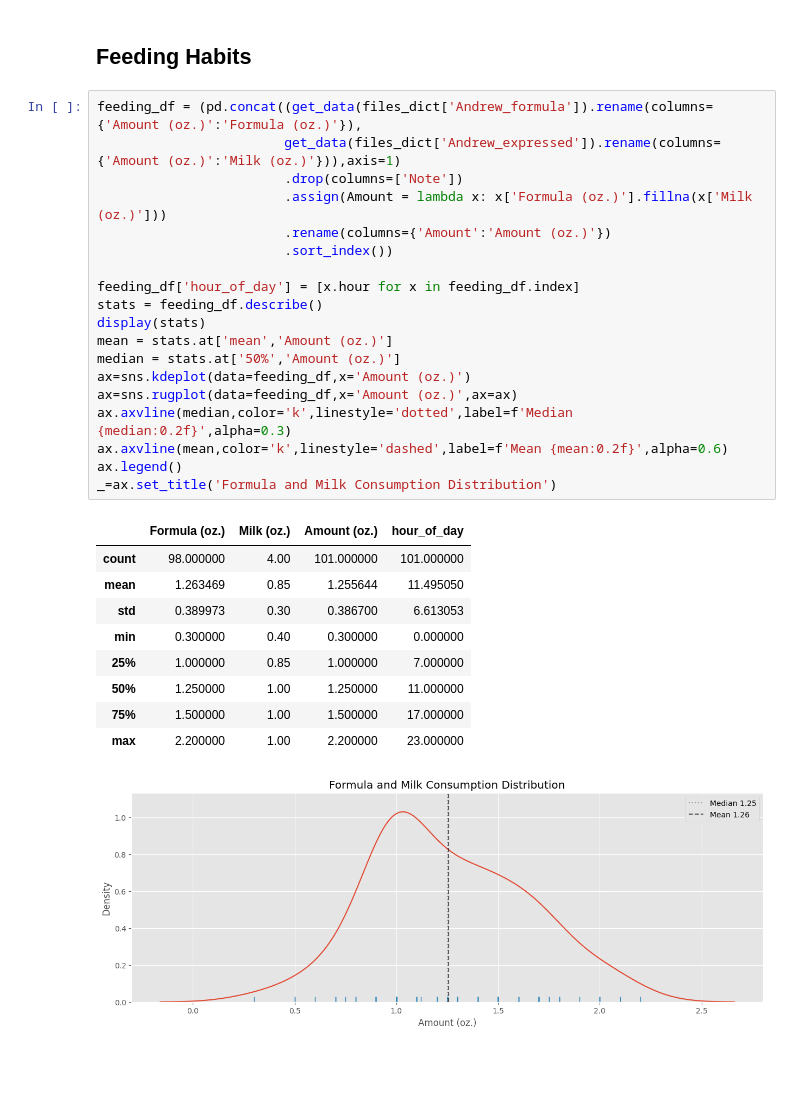
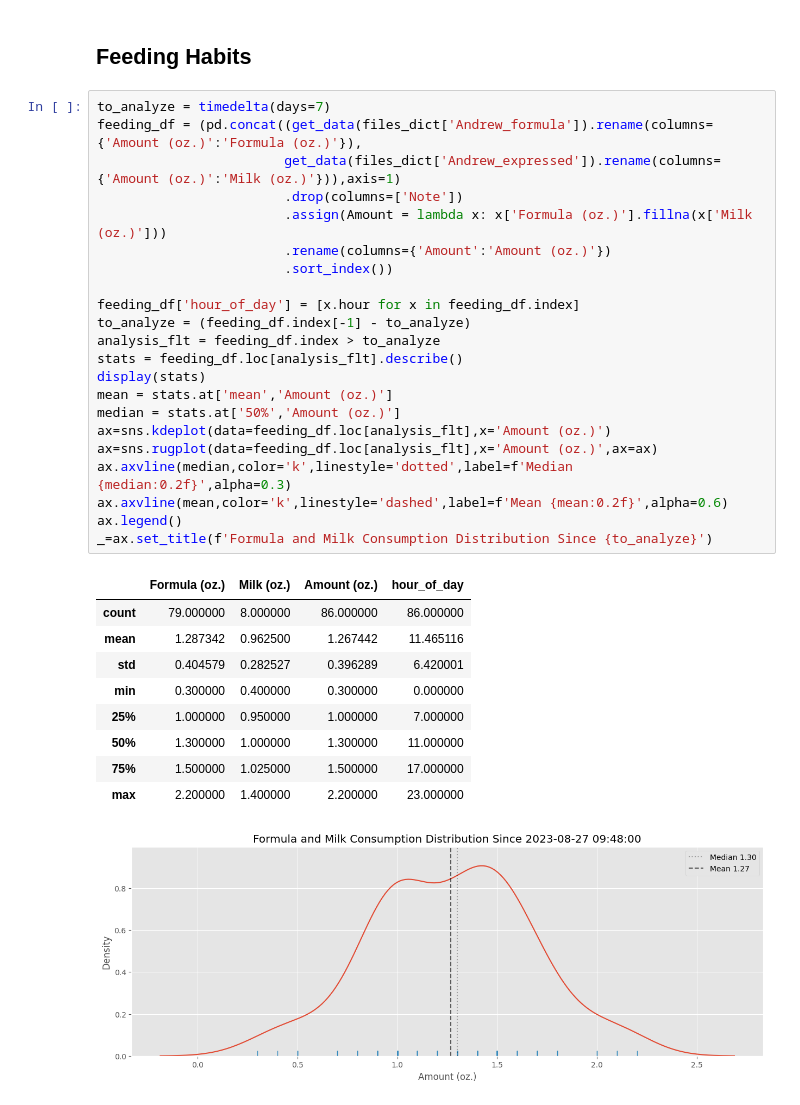
Before and after one commit to jgalloway42/andrews_baby_tracker, a Jupyter notebook: notebooks/andrews_data.ipynb, the cells around one changed output. Cells and saved outputs as stored; diff of their text form; blank space fills up the shorter version.

Commit message:
reran with new data and loosened reqs

```diff
--- a/notebooks/andrews_data.ipynb
+++ b/notebooks/andrews_data.ipynb
@@ -138,33 +139,36 @@ _=ax.legend()
 # %% [markdown]
 ## Feeding Habits
 # %%
+to_analyze = timedelta(days=7)
 feeding_df = (pd.concat((get_data(files_dict['Andrew_formula']).rename(columns={'Amount (oz.)':'Formula (oz.)'}),
                         get_data(files_dict['Andrew_expressed']).rename(columns={'Amount (oz.)':'Milk (oz.)'})),axis=1)
                         .drop(columns=['Note'])
                         .assign(Amount = lambda x: x['Formula (oz.)'].fillna(x['Milk (oz.)']))
                         .rename(columns={'Amount':'Amount (oz.)'})
                         .sort_index())
 
 feeding_df['hour_of_day'] = [x.hour for x in feeding_df.index]
-stats = feeding_df.describe()
+to_analyze = (feeding_df.index[-1] - to_analyze)
+analysis_flt = feeding_df.index > to_analyze
+stats = feeding_df.loc[analysis_flt].describe()
 display(stats)
 mean = stats.at['mean','Amount (oz.)']
 median = stats.at['50%','Amount (oz.)']
-ax=sns.kdeplot(data=feeding_df,x='Amount (oz.)')
-ax=sns.rugplot(data=feeding_df,x='Amount (oz.)',ax=ax)
+ax=sns.kdeplot(data=feeding_df.loc[analysis_flt],x='Amount (oz.)')
+ax=sns.rugplot(data=feeding_df.loc[analysis_flt],x='Amount (oz.)',ax=ax)
 ax.axvline(median,color='k',linestyle='dotted',label=f'Median {median:0.2f}',alpha=0.3)
 ax.axvline(mean,color='k',linestyle='dashed',label=f'Mean {mean:0.2f}',alpha=0.6)
 ax.legend()
-_=ax.set_title('Formula and Milk Consumption Distribution')
+_=ax.set_title(f'Formula and Milk Consumption Distribution Since {to_analyze}')
 # %% [output]
 |  | Formula (oz.) | Milk (oz.) | Amount (oz.) | hour_of_day |
-| count | 98.000000 | 4.00 | 101.000000 | 101.000000 |
-| mean | 1.263469 | 0.85 | 1.255644 | 11.495050 |
-| std | 0.389973 | 0.30 | 0.386700 | 6.613053 |
-| min | 0.300000 | 0.40 | 0.300000 | 0.000000 |
-| 25% | 1.000000 | 0.85 | 1.000000 | 7.000000 |
-| 50% | 1.250000 | 1.00 | 1.250000 | 11.000000 |
-| 75% | 1.500000 | 1.00 | 1.500000 | 17.000000 |
-| max | 2.200000 | 1.00 | 2.200000 | 23.000000 |
+| count | 79.000000 | 8.000000 | 86.000000 | 86.000000 |
+| mean | 1.287342 | 0.962500 | 1.267442 | 11.465116 |
+| std | 0.404579 | 0.282527 | 0.396289 | 6.420001 |
+| min | 0.300000 | 0.400000 | 0.300000 | 0.000000 |
+| 25% | 1.000000 | 0.950000 | 1.000000 | 7.000000 |
+| 50% | 1.300000 | 1.000000 | 1.300000 | 11.000000 |
+| 75% | 1.500000 | 1.025000 | 1.500000 | 17.000000 |
+| max | 2.200000 | 1.400000 | 2.200000 | 23.000000 |
-[figure, old version]
+[figure, new version]
 # %%
```
Also changed, not shown: parts of 8 cells of this notebook, 1 other file.
